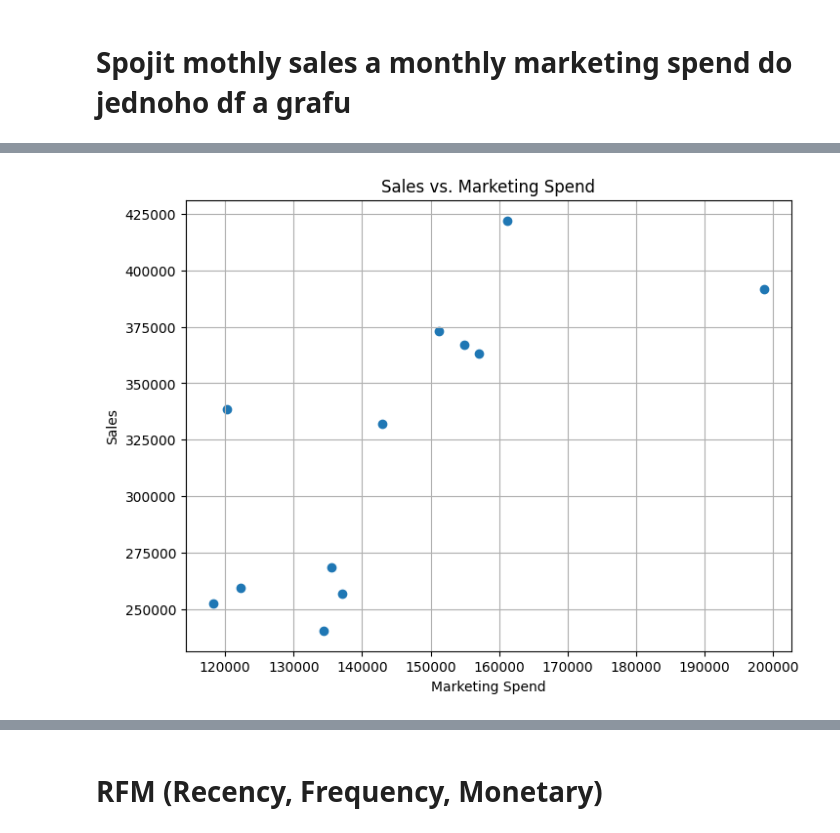
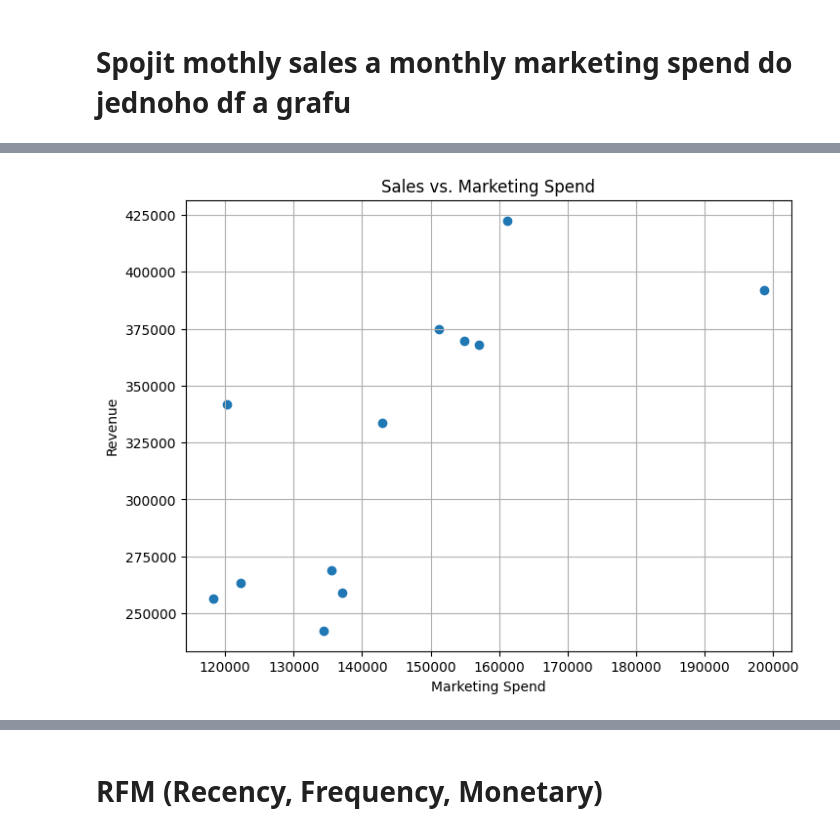
Before and after one commit to reznimat/ppzd_sp, a Jupyter notebook: semestralni_prace.ipynb, the cells around one changed output, grey strips where cells are left out. Saved outputs shown, nothing was run; the diff lists cells and outputs as text; code cells hidden in the pictures.

```diff
--- a/semestralni_prace.ipynb
+++ b/semestralni_prace.ipynb
@@ -266,0 +214,20 @@ plt.show()
+# %%
+# Vytvoření číselníku měsíců (zejména kvůli řazení)
+c_months = ('Jan','Feb','Mar','Apr','May','Jun','Jul','Aug','Sep','Oct','Nov','Dec')
+
+work_list = []
+
+for month in c_months:
+  filtered_df = df_item_revenue[(df_item_revenue['Month'] == month)]
+  sum_of_sales = filtered_df['Revenue'].sum()
+  number_of_orders = filtered_df['Transaction_ID'].nunique()
+  number_of_customers = filtered_df['CustomerID'].nunique()
+  work_list.append((month,number_of_customers, number_of_orders, sum_of_sales))
+
+df_monthly_KPI = pd.DataFrame.from_records(work_list, columns=['Month','Customers', 'Orders', 'Revenue']) # převod listu na data_frame
+
+df_monthly_KPI['AOV'] = df_monthly_KPI['Revenue'] / df_monthly_KPI['Orders']
+df_monthly_KPI['AvgOrderCount'] = df_monthly_KPI['Orders'] / df_monthly_KPI['Customers']
+
+
+print(df_monthly_KPI.to_markdown())
@@ -267,7 +329,10 @@ plt.show()
 # %% [markdown]
 ## Připojení souboru s marketingovými náklady k df_MonthSales
 # %%
-df_marketing['Month'] = MonthAbrv(df_marketing, 'Date')
+# přidání Month sloupce do df_marketing
+df_marketing['Month'] = df_marketing['Date'].dt.strftime('%b')
+
+# přidání celkového nákladu na marketing do df_marketing
 df_marketing['Total_Spend'] = df_marketing['Offline_Spend']+df_marketing['Online_Spend']
 
 print(df_marketing.head().to_markdown())
@@ -289,9 +354,9 @@ for  month in c_months:
   sum_total = filtered_df['Total_Spend'].sum()
   work_list.append((month, sum_online, sum_offline, sum_total))
 
-df_MonthlyMarketing = pd.DataFrame.from_records(work_list, columns=['Month', 'Online_Spend', 'Offline_Spend','Total_Spend']) # převod listu na data_frame
+df_monthly_marketing = pd.DataFrame.from_records(work_list, columns=['Month', 'Online_Spend', 'Offline_Spend','Total_Spend']) # převod listu na data_frame
 
-print(df_MonthlyMarketing.to_markdown())
+print(df_monthly_marketing.to_markdown())
 # %% [output]
 |    | Month   |   Online_Spend |   Offline_Spend |   Total_Spend |
 |---:|:--------|---------------:|----------------:|--------------:|
@@ -383,7 +386,8 @@ plt.show()
 # Spojit mothly sales a monthly marketing spend do jednoho df a grafu
 # %%
 #Merge Sales a Tax na základe Product_Category
-df_SalesMarketing = pd.merge(df_MonthSales,df_MonthlyMarketing, on=["Month"])
+df_KPI_marketing = pd.merge(df_monthly_KPI,df_monthly_marketing, on=["Month"])
+df_KPI_marketing['Revenue_pct'] = df_KPI_marketing['Total_Spend']/df_KPI_marketing['Revenue']
 
-print(df_SalesMarketing)
+print(df_KPI_marketing.to_markdown())
 # %% [output]
@@ -437,12 +491,12 @@ Correlation coefficient: 0.7271130282356922
 # %%
 plt.figure(figsize=(8, 6))
-plt.scatter(df_SalesMarketing['Total_Spend'], df_SalesMarketing['MonthRevenue'])
+plt.scatter(df_KPI_marketing['Total_Spend'], df_KPI_marketing['Revenue'])
 plt.xlabel('Marketing Spend')
-plt.ylabel('Sales')
+plt.ylabel('Revenue')
 plt.title('Sales vs. Marketing Spend')
 plt.grid(True)
 # plt.ylim(bottom=0) # y začíná na 0
 # plt.xlim(left=0) # x začíná na 0
 plt.show()
 # %% [output]
-[figure, old version]
+[figure, new version]
```
Also changed, not shown: parts of 74 cells of this notebook.
